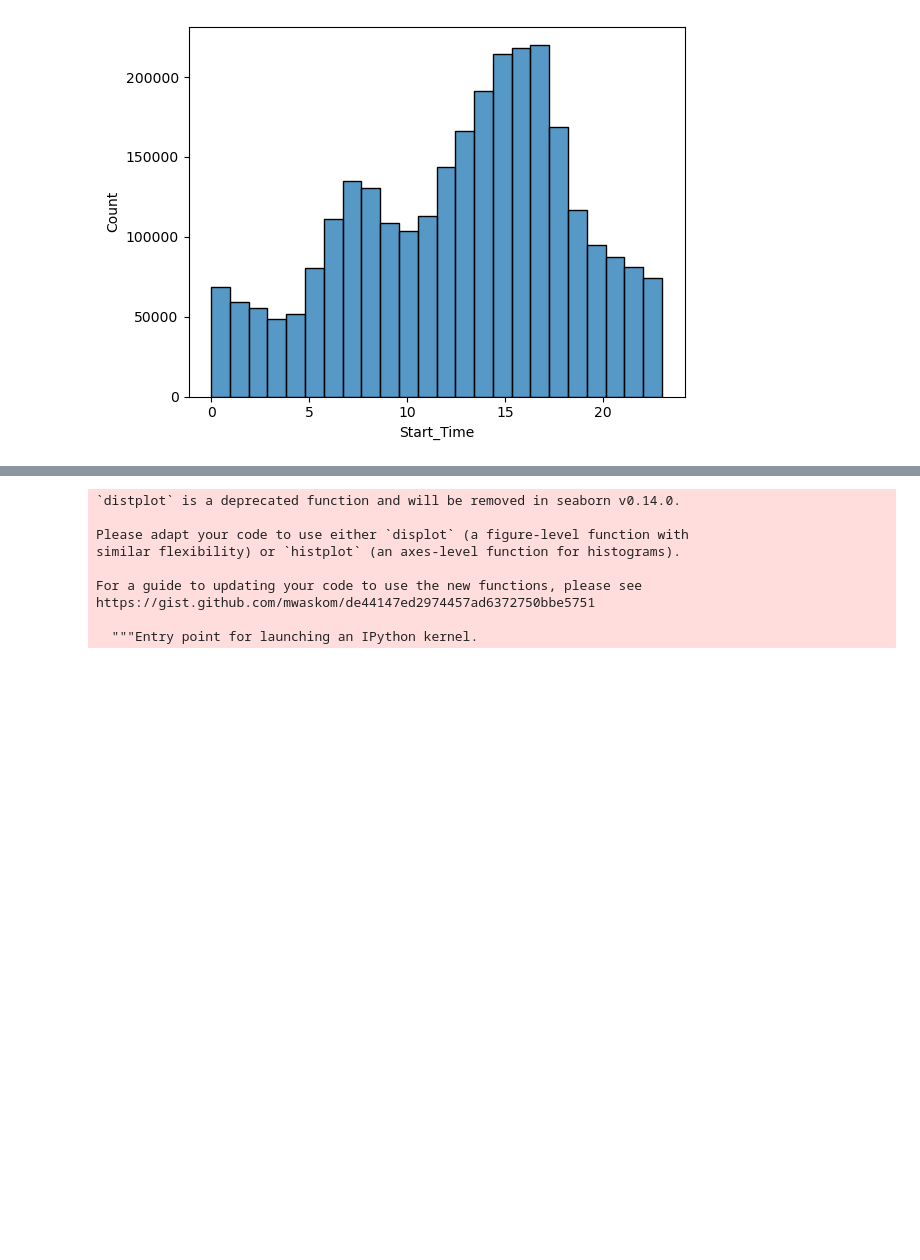
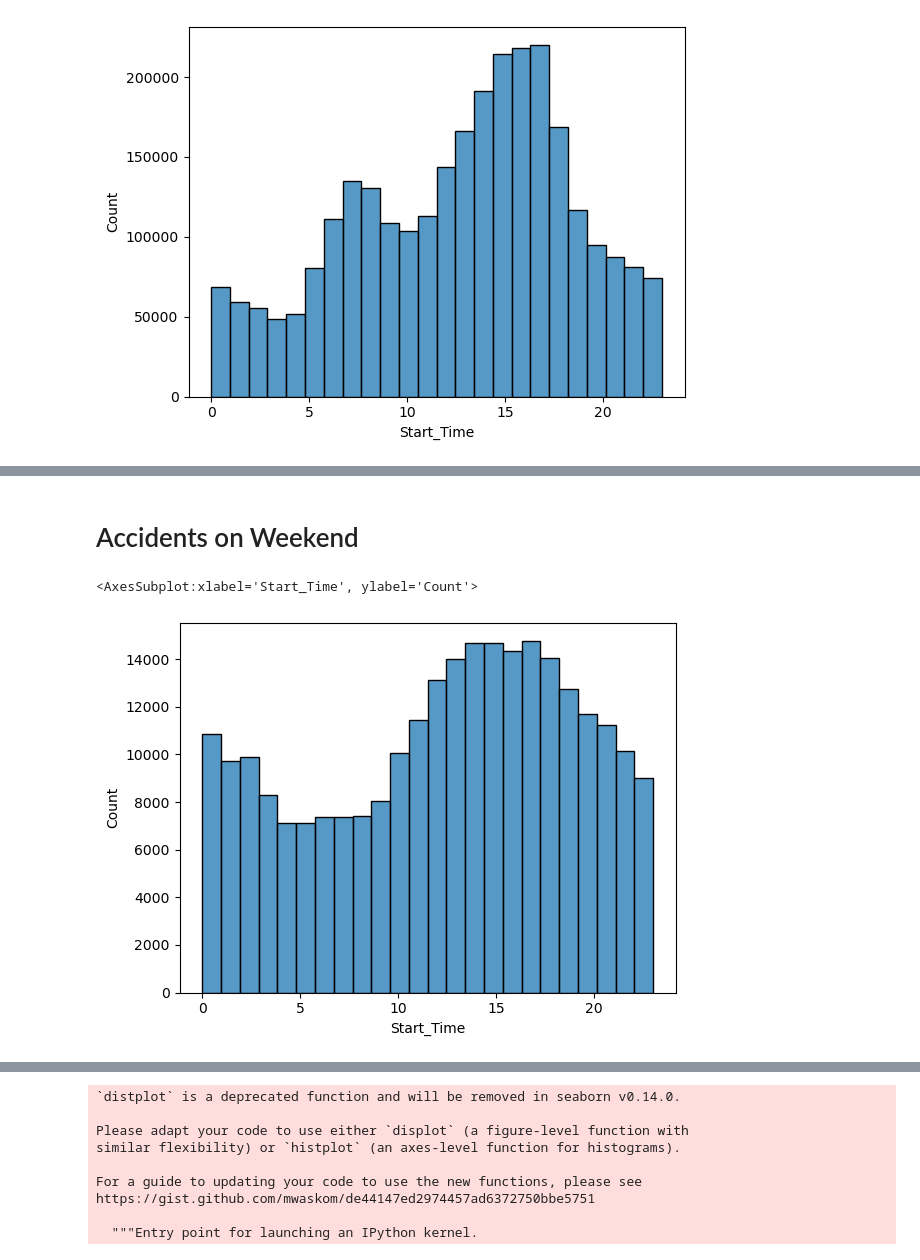
Before and after one commit to chwasiq0569/US-Accidents-Analysis, a Jupyter notebook: us-accidents-analysis.ipynb, the cells around one changed output, grey strips where cells are left out. Drawn from its saved outputs; the diff is of its cells as text; code cells hidden in the pictures; blank space fills up the shorter version.

```diff
--- a/us-accidents-analysis.ipynb
+++ b/us-accidents-analysis.ipynb
@@ -296,0 +304,9 @@ sns.histplot(df['Start_Time'].dt.hour , bins=24)
+# %% [markdown]
+# Accidents on Weekend
+# %%
+sunday_start_time = df[df['Start_Time'].dt.dayofweek == 6]['Start_Time']
+
+sns.histplot(sunday_start_time.dt.hour , bins=24)
+# %% [output]
+<AxesSubplot:xlabel='Start_Time', ylabel='Count'>
+[figure, added]
```
Also changed, not shown: parts of 5 cells of this notebook.
